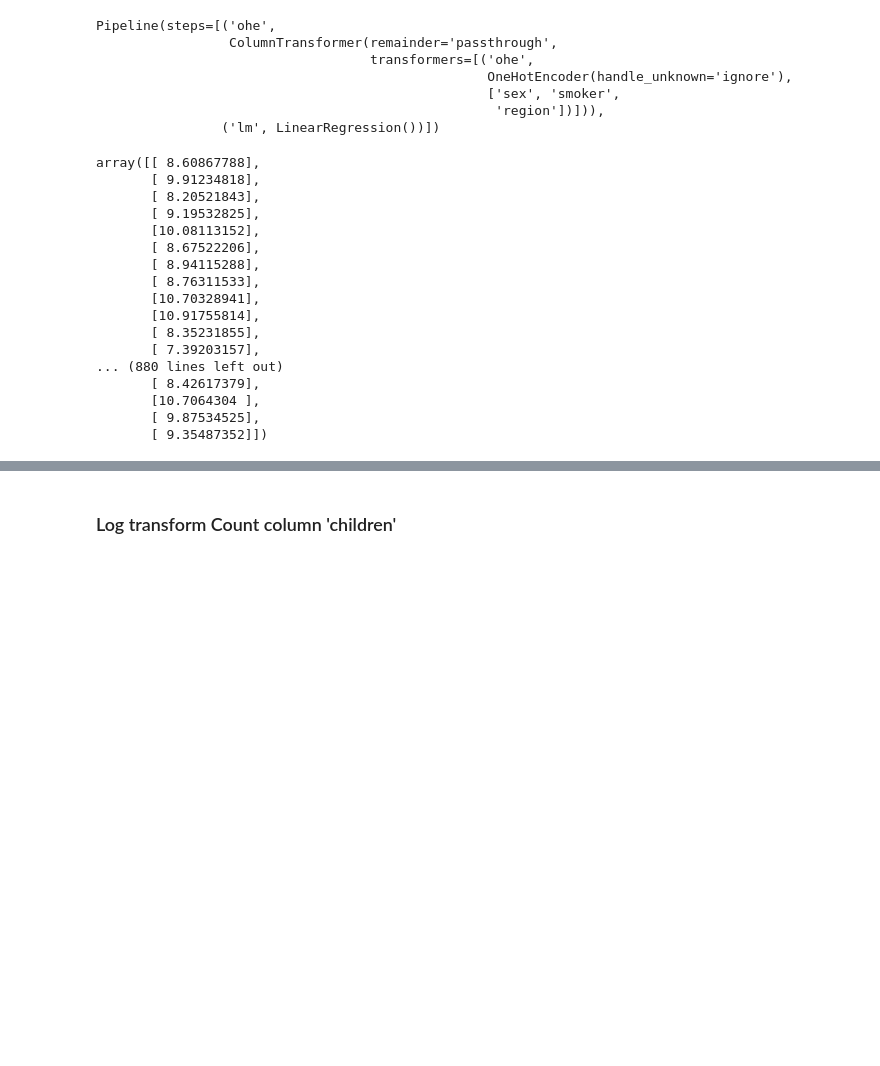
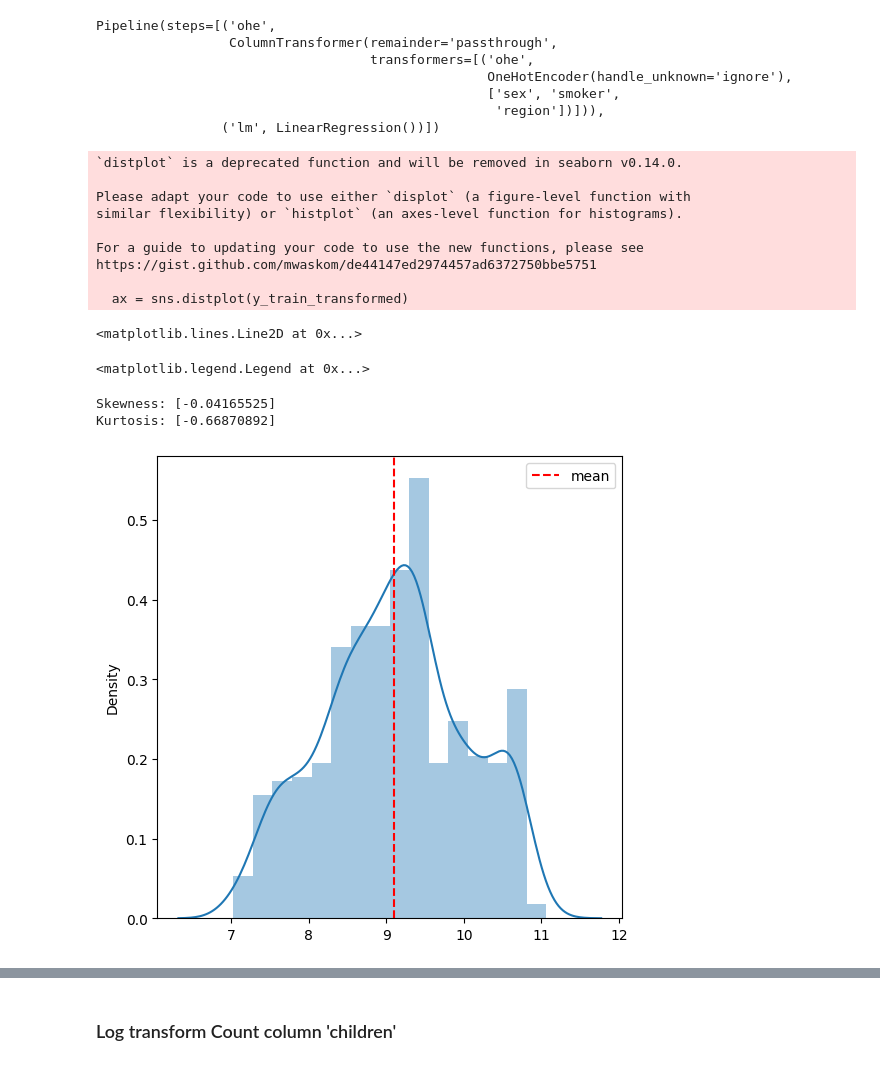
Before and after one commit to EdwinVivek/insurance-charges, a Jupyter notebook: insurance-charges-prediction.ipynb, the cells around one changed output, grey strips where cells are left out. Cells and saved outputs as stored; diff of their text form; code cells hidden in the pictures; blank space fills up the shorter version.

```diff
--- a/insurance-charges-prediction.ipynb
+++ b/insurance-charges-prediction.ipynb
@@ -356,26 +374,30 @@ Pipeline(steps=[('ohe',
                                                   ['sex', 'smoker',
                                                    'region'])])),
                 ('lm', LinearRegression())])
-# %%
-y_train_transformed
-# %% [output]
-array([[ 8.60867788],
-       [ 9.91234818],
-       [ 8.20521843],
-       [ 9.19532825],
-       [10.08113152],
-       [ 8.67522206],
-       [ 8.94115288],
-       [ 8.76311533],
-       [10.70328941],
-       [10.91755814],
-       [ 8.35231855],
-       [ 7.39203157],
-... (880 lines left out)
-       [ 8.42617379],
-       [10.7064304 ],
-       [ 9.87534525],
-       [ 9.35487352]])
+# %%
+fig, ax = plt.subplots(figsize=(6,6))
+ax = sns.distplot(y_train_transformed)
+ax.axvline(np.mean(y_train_transformed),  ls='--', color='r', label='mean')
+ax.legend()
+
+#skewness & kurtosis
+print("Skewness:",  stats.skew(y_train_transformed))
+print("Kurtosis:",  stats.kurtosis(y_train_transformed))
+# %% [output]
+`distplot` is a deprecated function and will be removed in seaborn v0.14.0.
+
+Please adapt your code to use either `displot` (a figure-level function with
+similar flexibility) or `histplot` (an axes-level function for histograms).
+
+For a guide to updating your code to use the new functions, please see
+https://gist.github.com/mwaskom/de44147ed2974457ad6372750bbe5751
+
+  ax = sns.distplot(y_train_transformed)
+<matplotlib.lines.Line2D at 0x...>
+<matplotlib.legend.Legend at 0x...>
+Skewness: [-0.04165525]
+Kurtosis: [-0.66870892]
+[figure, added]
 # %%
 p1.score(x_train, y_train_transformed)
 print("\nTrain evaluation:")
```
Also changed, not shown: parts of 30 cells of this notebook, 1 other file.
